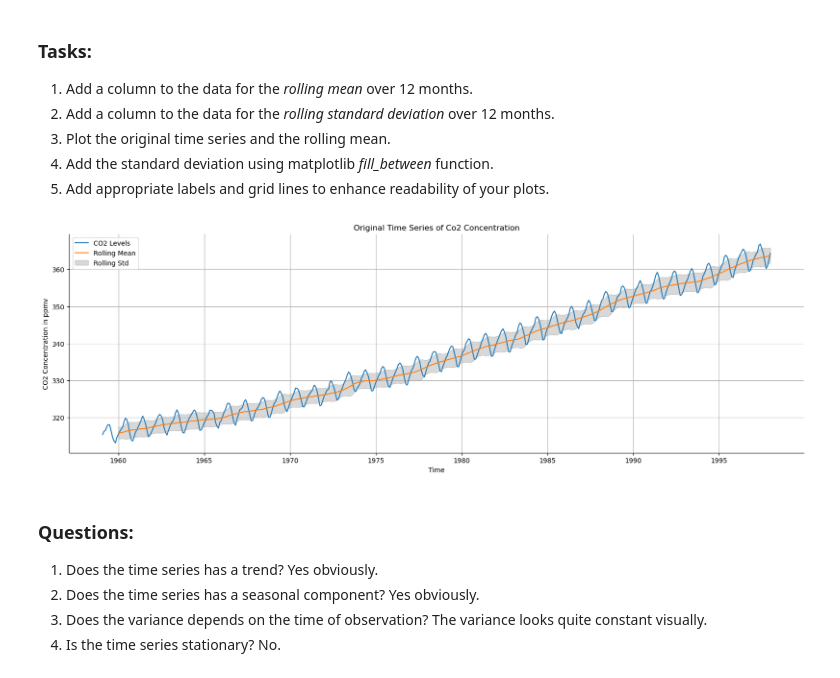
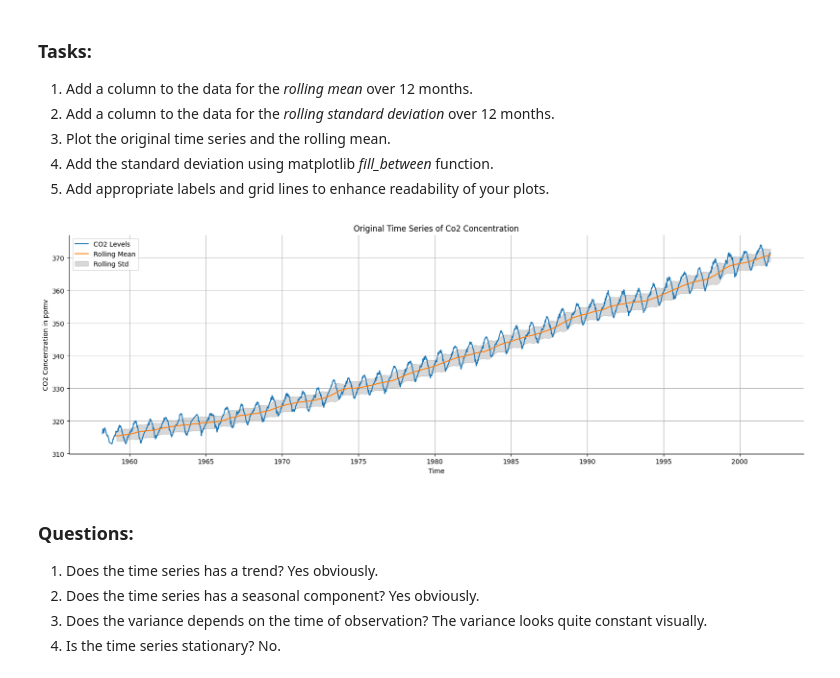
Before and after one commit to ZHAW-ZAV/TSO-FS25-students, a Jupyter notebook: 03_forecasting/03_03_arima_solution.ipynb, the cells around one changed output. Cells and saved outputs as stored; diff of their text form; code cells hidden in the pictures.

Commit message:
Changed CO2 dataset import

```diff
--- a/03_forecasting/03_03_arima_solution.ipynb
+++ b/03_forecasting/03_03_arima_solution.ipynb
@@ -37,6 +37,13 @@ This exercise consists of the following eight parts:
 ### Import CO2 dataset
 # %%
 # Load the CO2 dataset
-data = sm.datasets.get_rdataset('co2', 'datasets').data
+data = sm.datasets.co2.load_pandas().data
+
+# Parse the datetime index
+data = data.asfreq('W-SAT')  # Weekly, starting on Saturday
+
+# Rename column
+data.rename(columns={'co2': 'value'}, inplace=True)
+
 data.head()
 # %% [output]
@@ -49,10 +56,2 @@ data.head()
 # %% [markdown]
 ### Transform the dataframe
-# %%
-# Transform the time column to timestamp and declare it as index
-data['Month'] = pd.date_range(start='1959-01', periods=len(data), freq='M')
-data.set_index('Month', inplace=True)
-data = data.drop(columns='time')
-
-#Visualize the data
-data.head()
@@ -66,0 +58,12 @@ data.head()
+# %%
+# Interpolate missing values
+data['value'] = data['value'].interpolate()
+
+# Resample to monthly average
+monthly = data['value'].resample('ME').mean()
+
+# Create df
+monthly_df = pd.DataFrame(monthly)
+
+#Visualize the data
+monthly_df.head()
@@ -76,24 +86,29 @@ data.head()
 5. Add appropriate labels and grid lines to enhance readability of your plots.
 # %%
 # Calculate the rolling mean and rolling standard deviation over 12 months
-data['Rolling Mean'] = data['value'].rolling(window=12).mean()
-data['Rolling Std'] = data['value'].rolling(window=12).std()
+monthly_df['Rolling Mean'] = monthly_df['value'].rolling(window=12).mean()
+monthly_df['Rolling Std'] = monthly_df['value'].rolling(window=12).std()
 
 # Plot the original time series
 plt.figure(figsize=(20, 6))
 plt.plot(data["value"], label='CO2 Levels')
-plt.plot(data["Rolling Mean"], label='Rolling Mean')
-plt.fill_between(data.index, data["Rolling Mean"] + data["Rolling Std"],data["Rolling Mean"] - data["Rolling Std"], color="gray", alpha=0.3, label="Rolling Std")
+plt.plot(monthly_df["Rolling Mean"], label='Rolling Mean')
+plt.fill_between(
+    monthly_df.index,
+    monthly_df["Rolling Mean"] + monthly_df["Rolling Std"],
+    monthly_df["Rolling Mean"] - monthly_df["Rolling Std"],
+    color="gray", alpha=0.3, label="Rolling Std"
+    )
 plt.title("Original Time Series of Co2 Concentration")
 plt.xlabel('Time')
 plt.ylabel('CO2 Concentration in ppmv')
 plt.grid(True)
 plt.gca().spines['right'].set_visible(False)
 plt.gca().spines['top'].set_visible(False)
 plt.legend()
 plt.show()
 # %% [output]
-[figure, old version]
+[figure, new version]
 # %% [markdown]
 ### Questions:
 1. Does the time series has a trend? Yes obviously.
```
Also changed, not shown: parts of 5 cells of this notebook.
